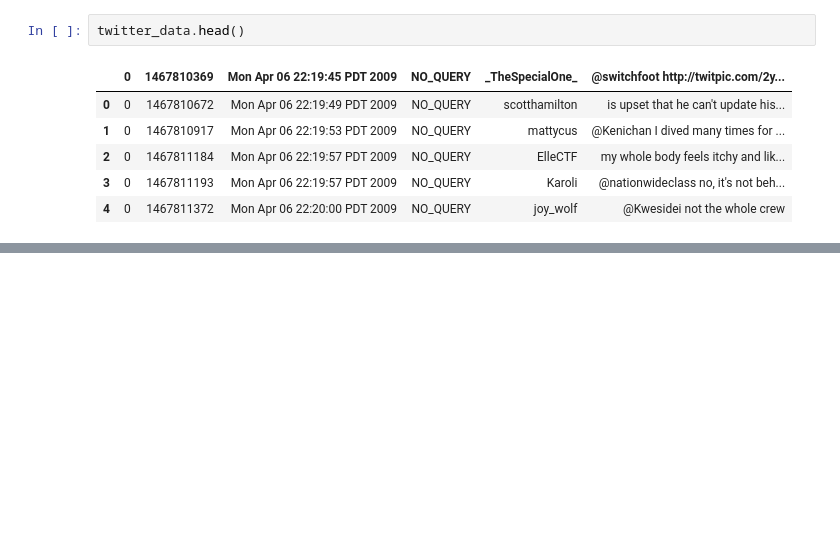
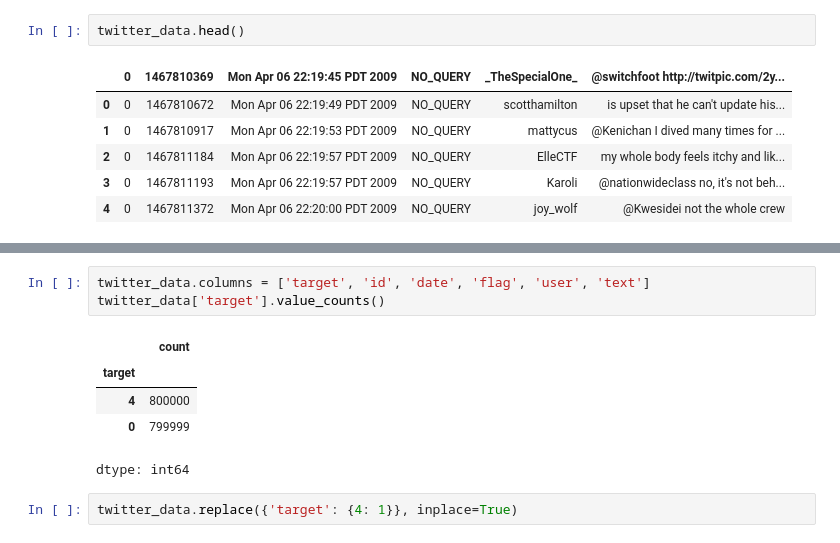
Before and after one commit to ARIHANT218/Analysis, a Jupyter notebook: sentiment_twitter.ipynb, the cells around one changed output, grey strips where cells are left out. Drawn from its saved outputs; the diff is of its cells as text; blank space fills up the shorter version.

```diff
--- a/sentiment_twitter.ipynb
+++ b/sentiment_twitter.ipynb
@@ -86,0 +98,11 @@ twitter_data.head()
+# %%
+twitter_data.columns = ['target', 'id', 'date', 'flag', 'user', 'text']
+twitter_data['target'].value_counts()
+# %% [output]
+|  | count |
+| target |  |
+| 4 | 800000 |
+| 0 | 799999 |
+dtype: int64
+# %%
+twitter_data.replace({'target': {4: 1}}, inplace=True)
```
Also changed, not shown: parts of 23 cells of this notebook.
